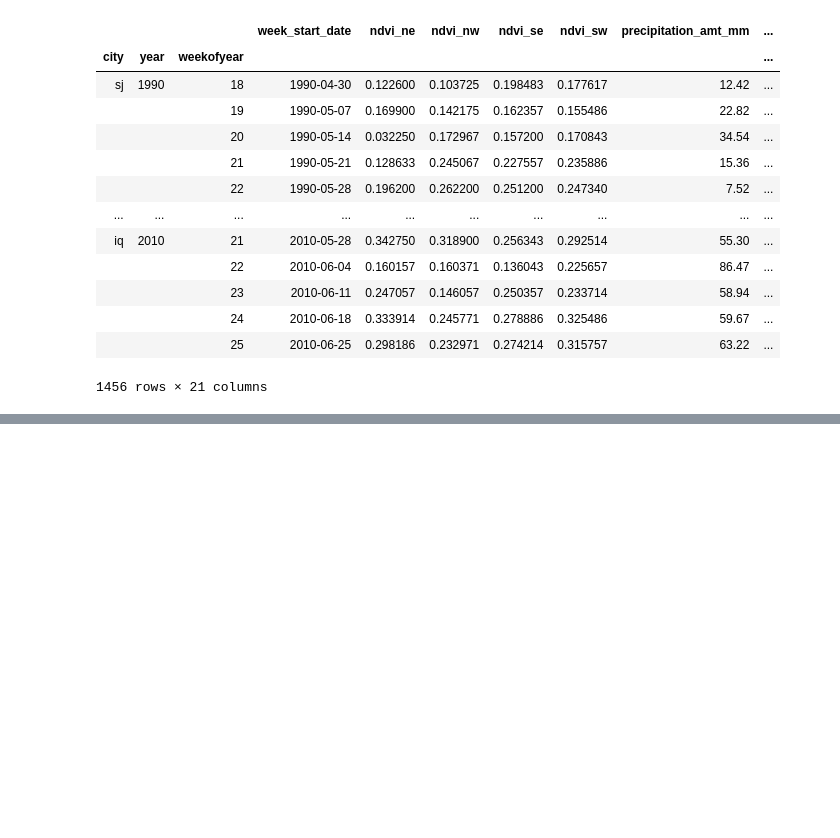
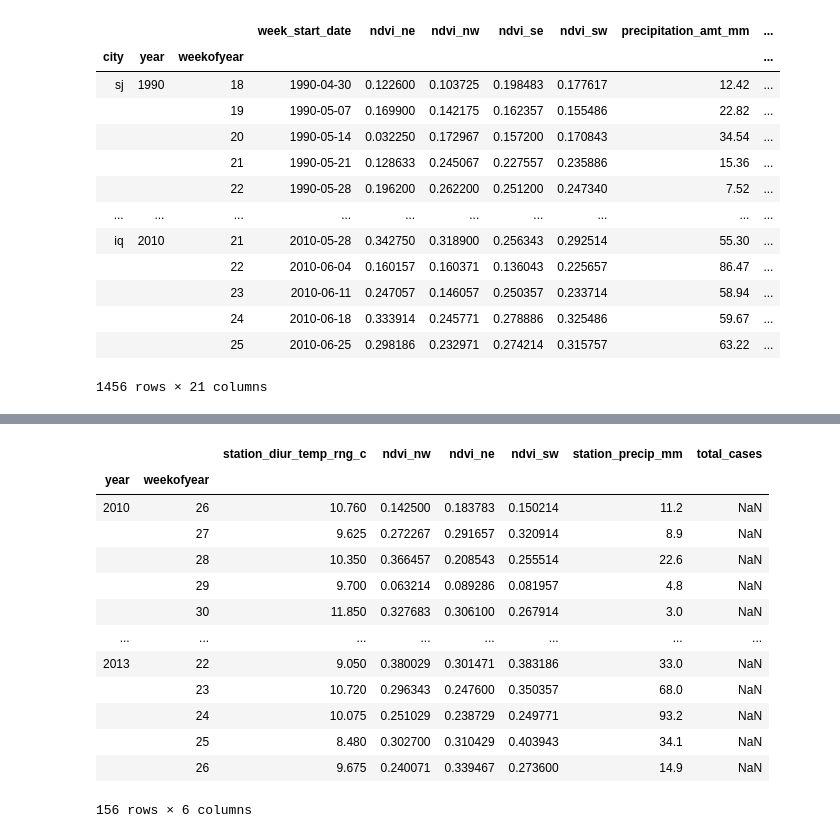
Before and after one commit to DAndresSanchez/Predicting_Dengue_Spread, a Jupyter notebook: DengAI.ipynb, the cells around one changed output, grey strips where cells are left out. Cells and saved outputs as stored; diff of their text form; code cells hidden in the pictures; blank space fills up the shorter version.

```diff
--- a/DengAI.ipynb
+++ b/DengAI.ipynb
@@ -375,0 +474,31 @@ def
+# %%
+features_test_df = pd.read_csv("data/dengue_features_test.csv")
+
+sj_test, iq_test = preprocess_data(features_test_df, labels=0, features=features)
+
+
+
+sj_predictions = sj_best_model.predict(sj_test).astype(int)
+iq_predictions = iq_best_model.predict(iq_test).astype(int)
+
+submission = pd.read_csv("data/submission_format.csv", index_col=[0,1,2])
+
+submission.total_cases = np.concatenate([sj_predictions, iq_predictions])
+submission.to_csv("data/benchmark.csv")
+# %%
+sj_test
+# %% [output]
+|  |  | station_diur_temp_rng_c | ndvi_nw | ndvi_ne | ndvi_sw | station_precip_mm | total_cases |
+| year | weekofyear |  |  |  |  |  |  |
+| 2010 | 26 | 10.760 | 0.142500 | 0.183783 | 0.150214 | 11.2 | NaN |
+|  | 27 | 9.625 | 0.272267 | 0.291657 | 0.320914 | 8.9 | NaN |
+|  | 28 | 10.350 | 0.366457 | 0.208543 | 0.255514 | 22.6 | NaN |
+|  | 29 | 9.700 | 0.063214 | 0.089286 | 0.081957 | 4.8 | NaN |
+|  | 30 | 11.850 | 0.327683 | 0.306100 | 0.267914 | 3.0 | NaN |
+| ... | ... | ... | ... | ... | ... | ... | ... |
+| 2013 | 22 | 9.050 | 0.380029 | 0.301471 | 0.383186 | 33.0 | NaN |
+|  | 23 | 10.720 | 0.296343 | 0.247600 | 0.350357 | 68.0 | NaN |
+|  | 24 | 10.075 | 0.251029 | 0.238729 | 0.249771 | 93.2 | NaN |
+|  | 25 | 8.480 | 0.302700 | 0.310429 | 0.403943 | 34.1 | NaN |
+|  | 26 | 9.675 | 0.240071 | 0.339467 | 0.273600 | 14.9 | NaN |
+156 rows × 6 columns
```
Also changed, not shown: parts of 13 cells of this notebook, 1 other file.
